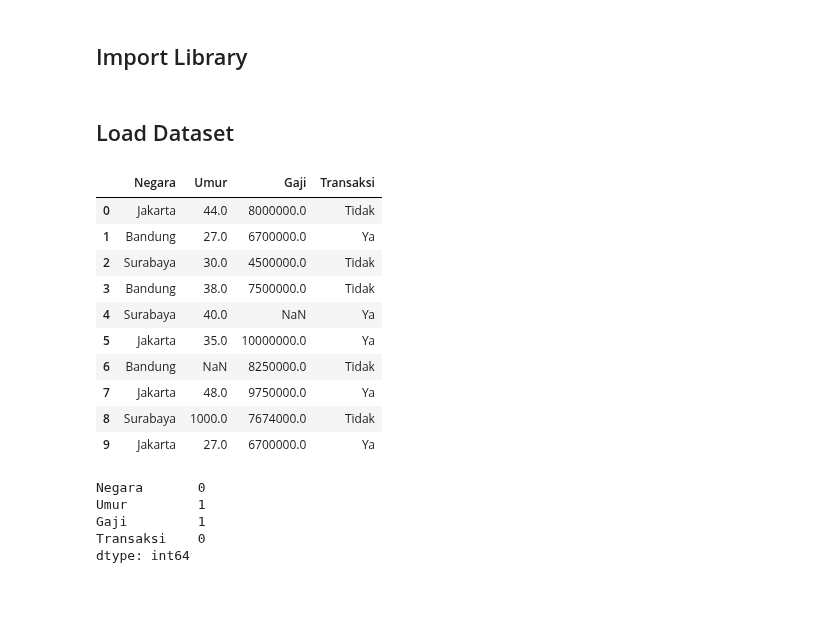
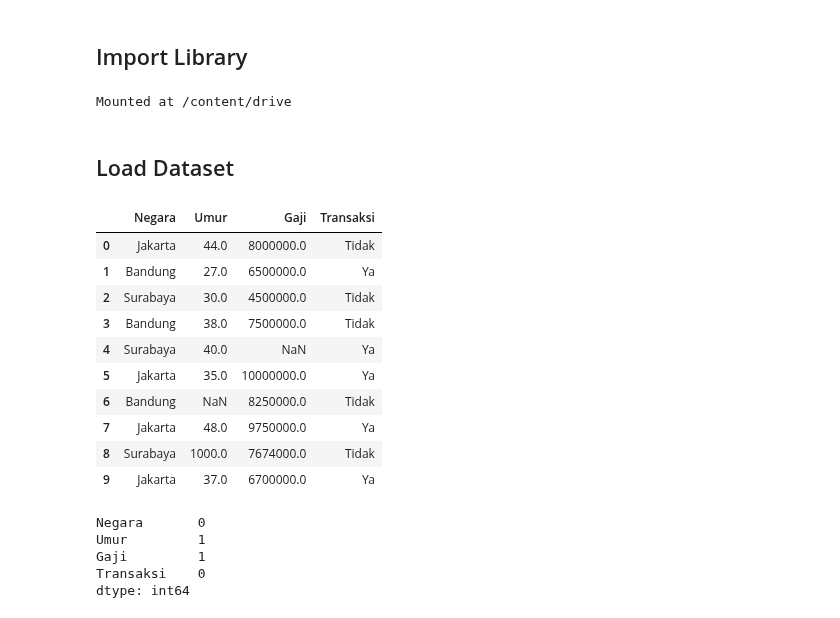
Before and after one commit to ImNotDanish05/2025_KC_TI-1A, a Jupyter notebook: P6_Manipulasi_Data_Menggunakan_Pandas.ipynb, the cells around one changed output. Drawn from its saved outputs; the diff is of its cells as text; code cells hidden in the pictures.

```diff
--- a/P6_Manipulasi_Data_Menggunakan_Pandas.ipynb
+++ b/P6_Manipulasi_Data_Menggunakan_Pandas.ipynb
@@ -4,15 +4,19 @@
 ## Import Library
 # %%
 import pandas as pd
+from google.colab import drive
+drive.mount('/content/drive')
+# %% [output]
+Mounted at /content/drive
 # %% [markdown]
 ## Load Dataset
 # %%
-df = pd.read_csv('./Data.csv')
+df = pd.read_csv('/content/drive/MyDrive/Danish05/File Belajar/Coding Fun/Manipulasi Data Menggunakan Pandas/Data.csv')
 df
 # %% [output]
 |  | Negara | Umur | Gaji | Transaksi |
 | 0 | Jakarta | 44.0 | 8000000.0 | Tidak |
-| 1 | Bandung | 27.0 | 6700000.0 | Ya |
+| 1 | Bandung | 27.0 | 6500000.0 | Ya |
 | 2 | Surabaya | 30.0 | 4500000.0 | Tidak |
 | 3 | Bandung | 38.0 | 7500000.0 | Tidak |
 | 4 | Surabaya | 40.0 | NaN | Ya |
@@ -20,7 +24,7 @@ df
 | 6 | Bandung | NaN | 8250000.0 | Tidak |
 | 7 | Jakarta | 48.0 | 9750000.0 | Ya |
 | 8 | Surabaya | 1000.0 | 7674000.0 | Tidak |
-| 9 | Jakarta | 27.0 | 6700000.0 | Ya |
+| 9 | Jakarta | 37.0 | 6700000.0 | Ya |
 # %%
 df.isnull().sum()
 # %% [output]
```
